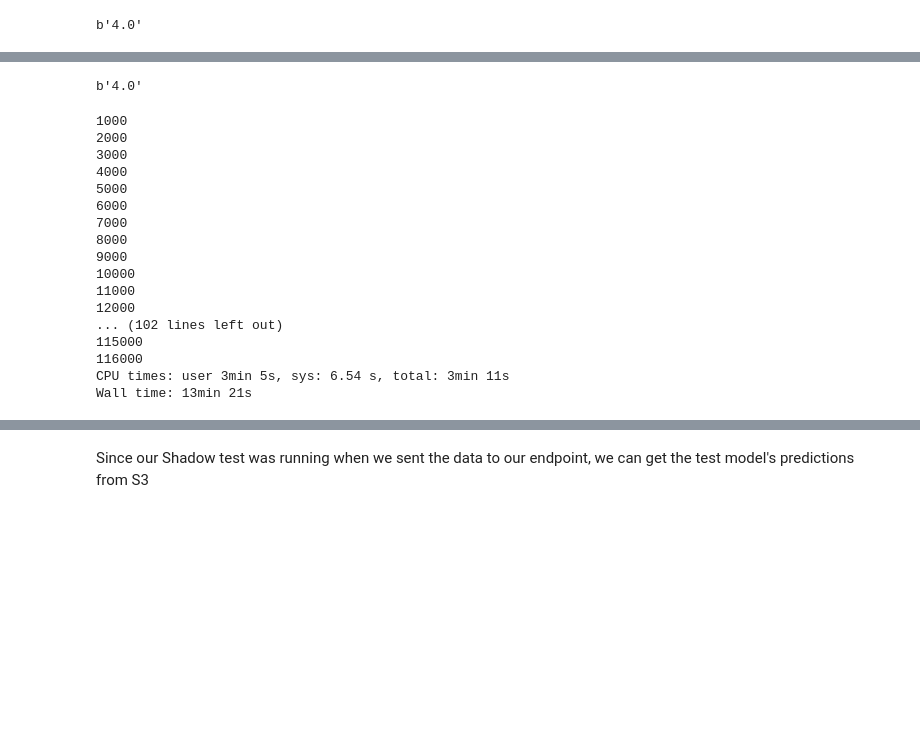
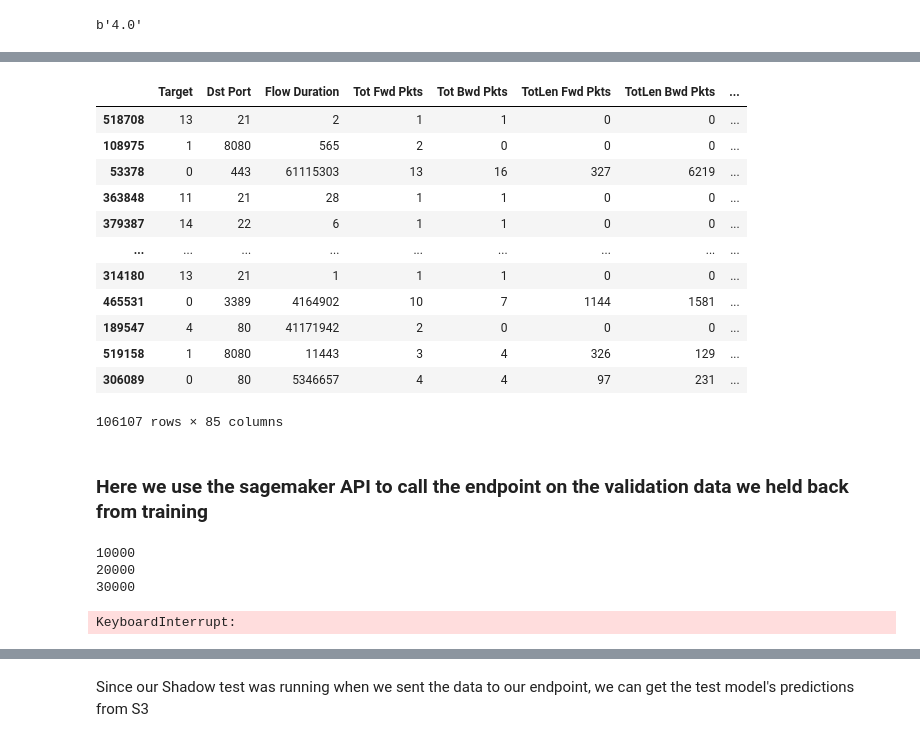
Before and after one commit to sengstacken/labs, a Jupyter notebook: tabular/webtraffic_xgboost/XGBoost-WebTraffic-ShadowTest.ipynb, the cells around one changed output, grey strips where cells are left out. Drawn from its saved outputs; the diff is of its cells as text; code cells hidden in the pictures; blank space fills up the shorter version.

Commit message:
add inferenceId, combine shadow with actuals

```diff
--- a/tabular/webtraffic_xgboost/XGBoost-WebTraffic-ShadowTest.ipynb
+++ b/tabular/webtraffic_xgboost/XGBoost-WebTraffic-ShadowTest.ipynb
@@ -472,11 +477,0 @@ storage
-# %%
-# csv serialization
-response = runtime.invoke_endpoint(
-    EndpointName=predictor.endpoint_name,
-    Body=test_values.to_csv(header=False, index=False).encode("utf-8"),
-    ContentType="text/csv",
-)
-
-print(response["Body"].read())
-# %% [output]
-b'4.0'
@@ -483,31 +480,37 @@ b'4.0'
+# %%
+holdout
+# %% [output]
+|  | Target | Dst Port | Flow Duration | Tot Fwd Pkts | Tot Bwd Pkts | TotLen Fwd Pkts | TotLen Bwd Pkts | ... |
+| 518708 | 13 | 21 | 2 | 1 | 1 | 0 | 0 | ... |
+| 108975 | 1 | 8080 | 565 | 2 | 0 | 0 | 0 | ... |
+| 53378 | 0 | 443 | 61115303 | 13 | 16 | 327 | 6219 | ... |
+| 363848 | 11 | 21 | 28 | 1 | 1 | 0 | 0 | ... |
+| 379387 | 14 | 22 | 6 | 1 | 1 | 0 | 0 | ... |
+| ... | ... | ... | ... | ... | ... | ... | ... | ... |
+| 314180 | 13 | 21 | 1 | 1 | 1 | 0 | 0 | ... |
+| 465531 | 0 | 3389 | 4164902 | 10 | 7 | 1144 | 1581 | ... |
+| 189547 | 4 | 80 | 41171942 | 2 | 0 | 0 | 0 | ... |
+| 519158 | 1 | 8080 | 11443 | 3 | 4 | 326 | 129 | ... |
+| 306089 | 0 | 80 | 5346657 | 4 | 4 | 97 | 231 | ... |
+106107 rows × 85 columns
+# %% [markdown]
+### Here we use the sagemaker API to call the endpoint on the validation data we held back from training
 # %%
 %%time
 
-model1_predicted_classes = []
 actuals = []
+predictions = []
 i = 0
 for index, row in holdout.iterrows():
     vals = row.values
-    prediction = predictor.predict(vals[1::])
+    prediction = predictor.predict(vals[1::], inference_id=str(index))
     actuals.append(vals[0])
+    predictions.append(floor(float(prediction.decode())))
     i+=1
     if i%10000 == 0:
         print(i)
 # %% [output]
-1000
-2000
-3000
-4000
-5000
-6000
-7000
-8000
-9000
 10000
-11000
-12000
-... (102 lines left out)
-115000
-116000
-CPU times: user 3min 5s, sys: 6.54 s, total: 3min 11s
-Wall time: 13min 21s
+20000
+30000
+KeyboardInterrupt:
```
Also changed, not shown: parts of 37 cells of this notebook.
